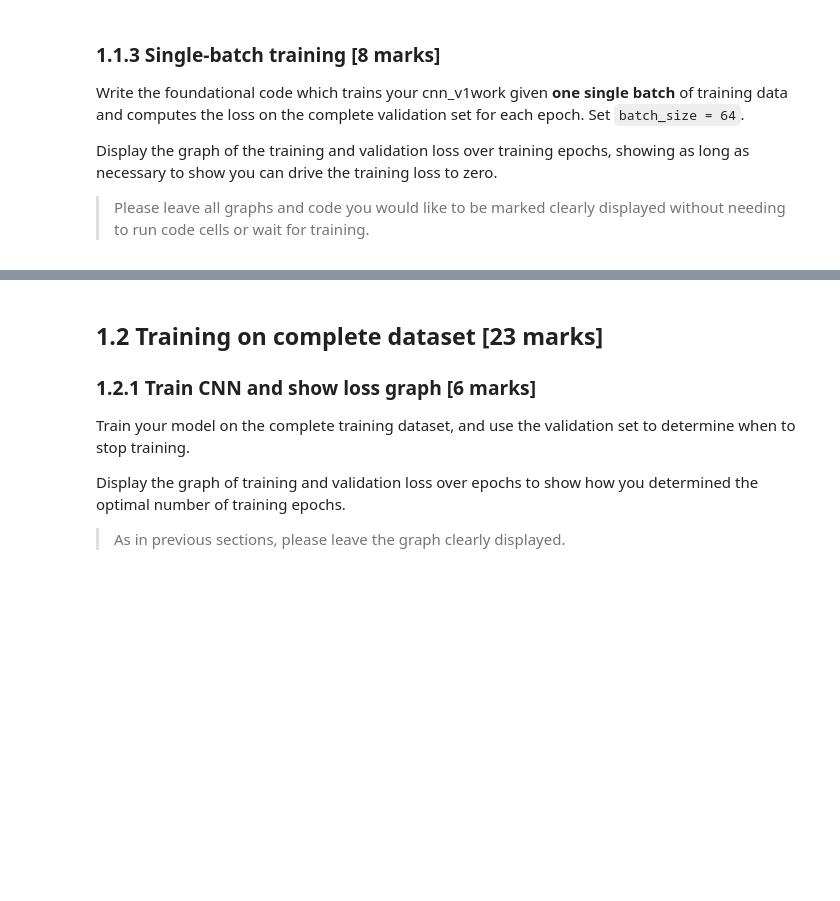
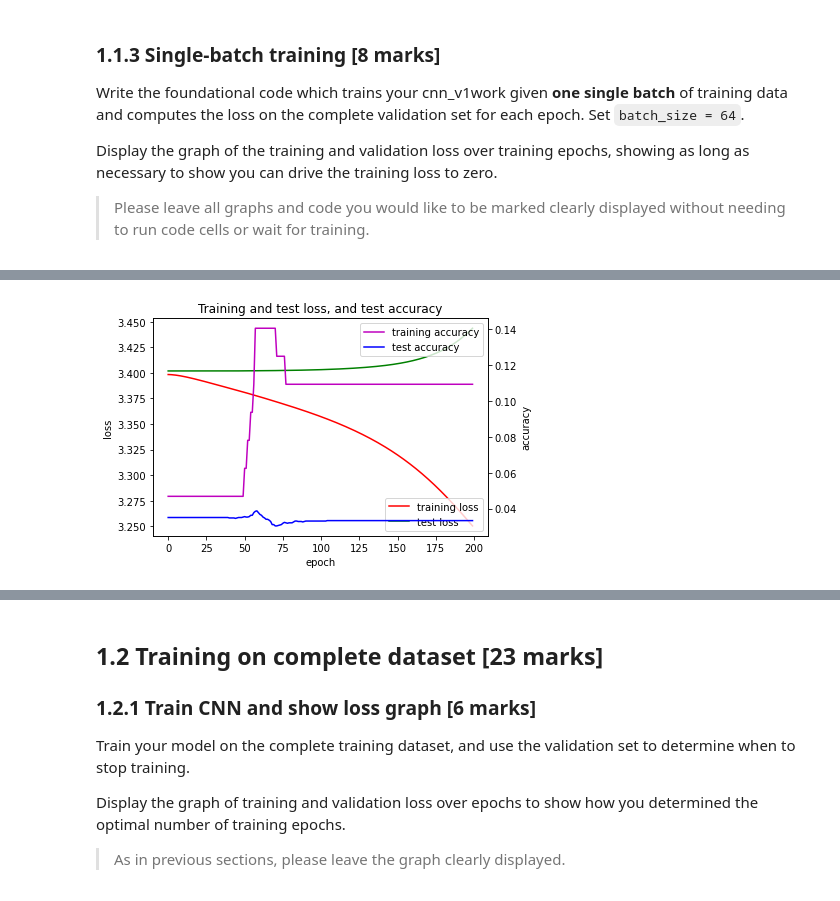
Before and after one commit to Ajith-Kalyan/AI, a Jupyter notebook: COMP5623M_CW1_2022_Kalyan.ipynb, the cells around one changed output, grey strips where cells are left out. Saved outputs shown, nothing was run; the diff lists cells and outputs as text; code cells hidden in the pictures; blank space fills up the shorter version.

```diff
--- a/COMP5623M_CW1_2022_Kalyan.ipynb
+++ b/COMP5623M_CW1_2022_Kalyan.ipynb
@@ -289,4 +292,25 @@ epoch: 11 training loss:  3.397 training accuracy:  1.6%  test loss:  3.403 test
 ... (88 outputs left out)
+# %%
+resultspath_singlebatch = root+'/resultsnew/cnn_singlebatch.pt'
+data = torch.load(resultspath_singlebatch)
+statsrec = data["stats"]
+
+fig, ax1 = plt.subplots()
+plt.plot(statsrec[0], 'r', label = 'training loss', )
+plt.plot(statsrec[2], 'g', label = 'test loss' )
+plt.legend(loc='lower right')
+plt.xlabel('epoch')
+plt.ylabel('loss')
+plt.title('Training and test loss, and test accuracy')
+ax2=ax1.twinx()
+ax2.plot(statsrec[1], 'm', label = 'training accuracy')
+ax2.plot(statsrec[3], 'b', label = 'test accuracy')
+ax2.set_ylabel('accuracy')
+plt.legend(loc='upper right')
+fig.savefig("mod.svg")
+plt.show()
+# %% [output]
+[figure, added]
 # %%
 resultspath_singlebatch = root+'/resultsnew/cnn_singlebatch.pt'
 data = torch.load(resultspath_singlebatch)
```
Also changed, not shown: parts of 31 cells of this notebook, 1 other file.
